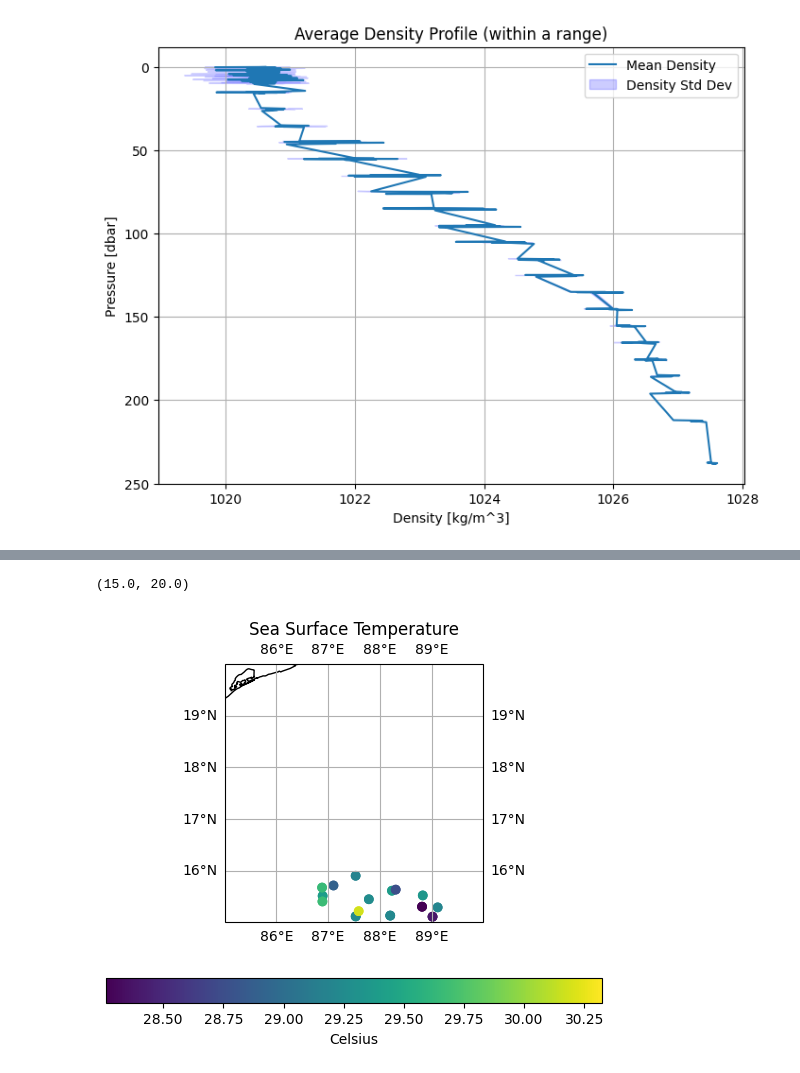
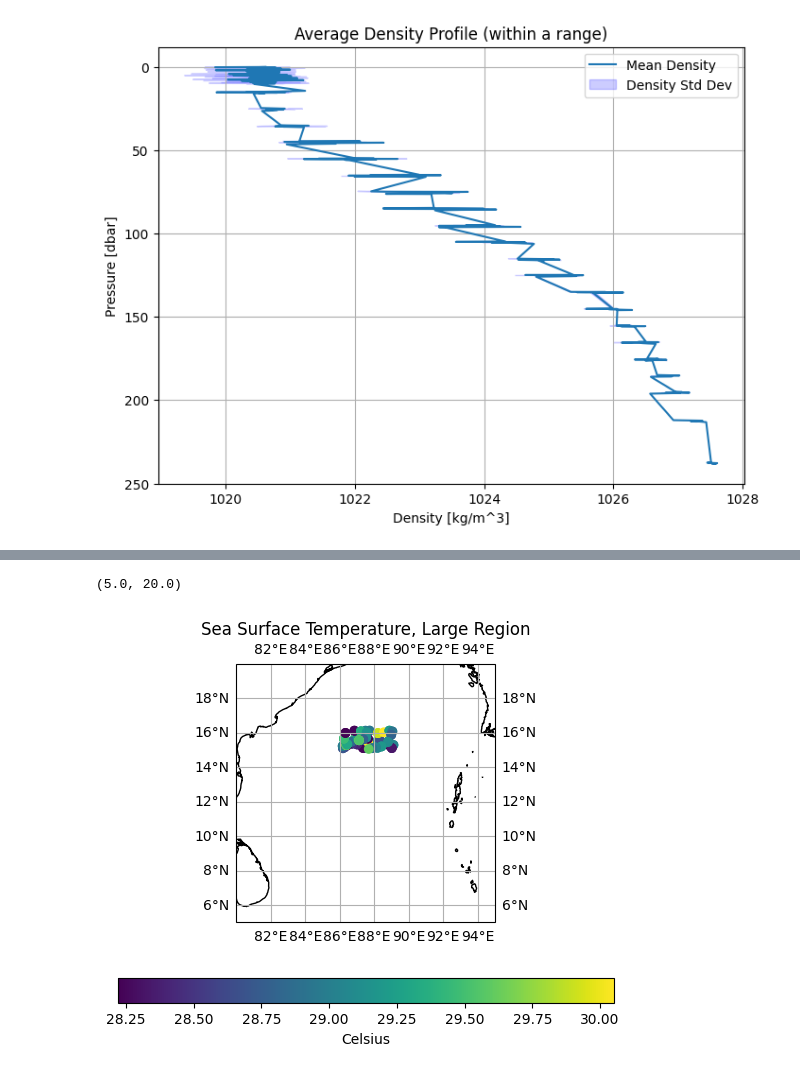
Before and after one commit to gabegekas/sioc210_data_project, a Jupyter notebook: gabe_workspace.ipynb, the cells around one changed output, grey strips where cells are left out. Saved outputs shown, nothing was run; the diff lists cells and outputs as text; code cells hidden in the pictures.

Commit message:
updated spatial SST plots and season plots

```diff
--- a/gabe_workspace.ipynb
+++ b/gabe_workspace.ipynb
@@ -483,29 +483,30 @@ Max pressure over the selected period is 1988.5 dbar
 '''
 Code section for plotting SST spatially
 '''
-filename = 'data_fall_small_area.csv'
-filepath = os.getcwd() + '/' + filename #changing filepath separator for Mac from \\ to /
-data = load_csv(filepath)
-# Define the variables to work with:
-index = data['PRES'] < 2
-temp = np.array(data['TEMP'][index])
-lat = np.array(data['LATITUDE'][index])
-long = np.array(data['LONGITUDE'][index])
+fig = plt.figure(1)
+ax = plt.axes(projection=ccrs.PlateCarree())
 
-print("Plotting data...")
+for select in [0, 1, 2, 3] : # 0=fall, 1=winter, 2=spring, 3=summer
+    filename = filenames[select]
+    filepath = os.getcwd() + '/' + filename # changing filepath separator for Mac from \\ to /
+    data = load_csv(filepath)
+    # Define the variables to work with:
+    index = data['PRES'] < 2
+    temp = np.array(data['TEMP'][index])
+    lat = np.array(data['LATITUDE'][index])
+    long = np.array(data['LONGITUDE'][index])
 
-fig = plt.figure()
-ax = plt.axes(projection=ccrs.PlateCarree())
-ax.coastlines()
-global_temp = ax.scatter(long, lat, c=temp)
+    global_temp = ax.scatter(long, lat, c=temp)
+
 
 # title and label :
+ax.coastlines()
 cbar = fig.colorbar(global_temp, location='bottom')
 cbar.set_label('Celsius')
-ax.set_title('Sea Surface Temperature')
+ax.set_title('Sea Surface Temperature, Large Region')
 gridlines = ax.gridlines(draw_labels=True) # shows lat/long
-lat_range = [15, 20]     # Latitude: 15°N to 20°N
-lon_range = [85, 90]   # Longitude: 85°E to 90°E
+lat_range = [5, 20]     # Latitude: 15°N to 20°N
+lon_range = [80, 95]   # Longitude: 85°E to 90°E
 ax.set_xlim(lon_range)
 ax.set_ylim(lat_range)
 # %% [output]
@@ -529,2 +530,2 @@ Plotting data...
-(15.0, 20.0)
+(5.0, 20.0)
-[figure, old version]
+[figure, new version]
```
Also changed, not shown: parts of 2 cells of this notebook.
